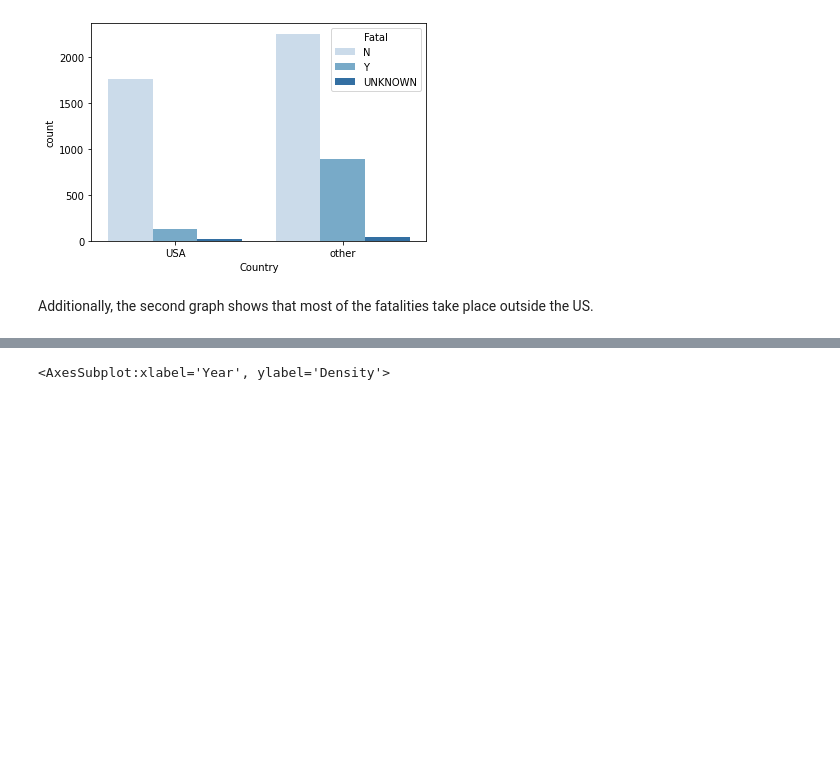
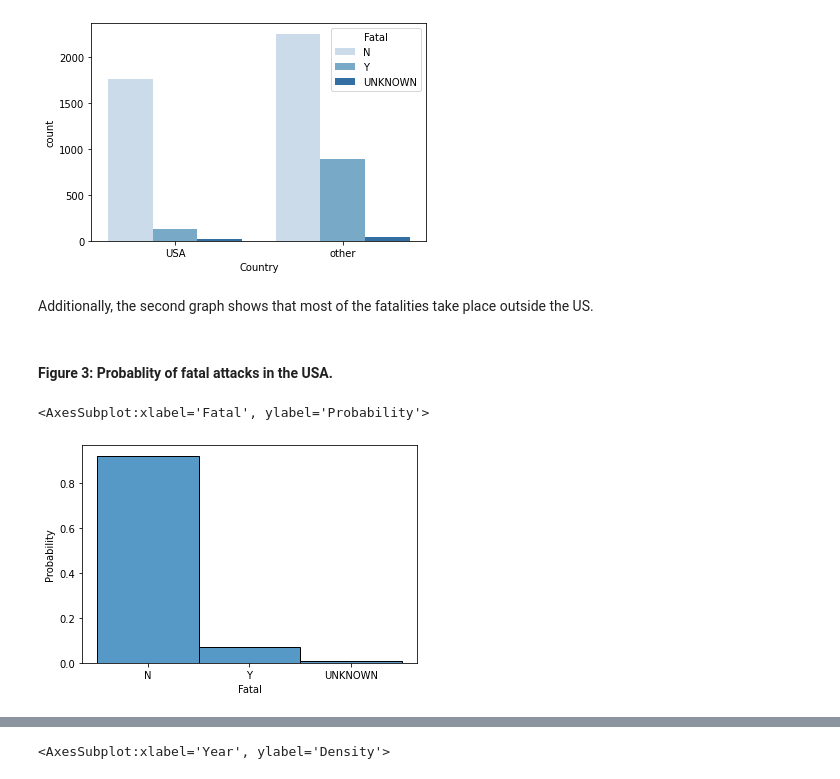
Before and after one commit to angelanavarrog/Pandas-project-Sharks-attacks, a Jupyter notebook: Output/Analysis.ipynb, the cells around one changed output, grey strips where cells are left out. Cells and saved outputs as stored; diff of their text form; code cells hidden in the pictures; blank space fills up the shorter version.

```diff
--- a/Output/Analysis.ipynb
+++ b/Output/Analysis.ipynb
@@ -73,3 +73,10 @@ sns.countplot(x = final_attacks.Country, hue = final_attacks.Fatal, palette="Blu
 [figure]
 # %% [markdown]
 Additionally, the second graph shows that most of the fatalities take place outside the US.
+# %% [markdown]
+#### Figure 3: Probablity of fatal attacks in the USA.
+# %%
+sns.histplot(data = USA_attacks, x = "Fatal", stat = "probability", discrete = True)
+# %% [output]
+<AxesSubplot:xlabel='Fatal', ylabel='Probability'>
+[figure, added]
```
Also changed, not shown: parts of 13 cells of this notebook.
